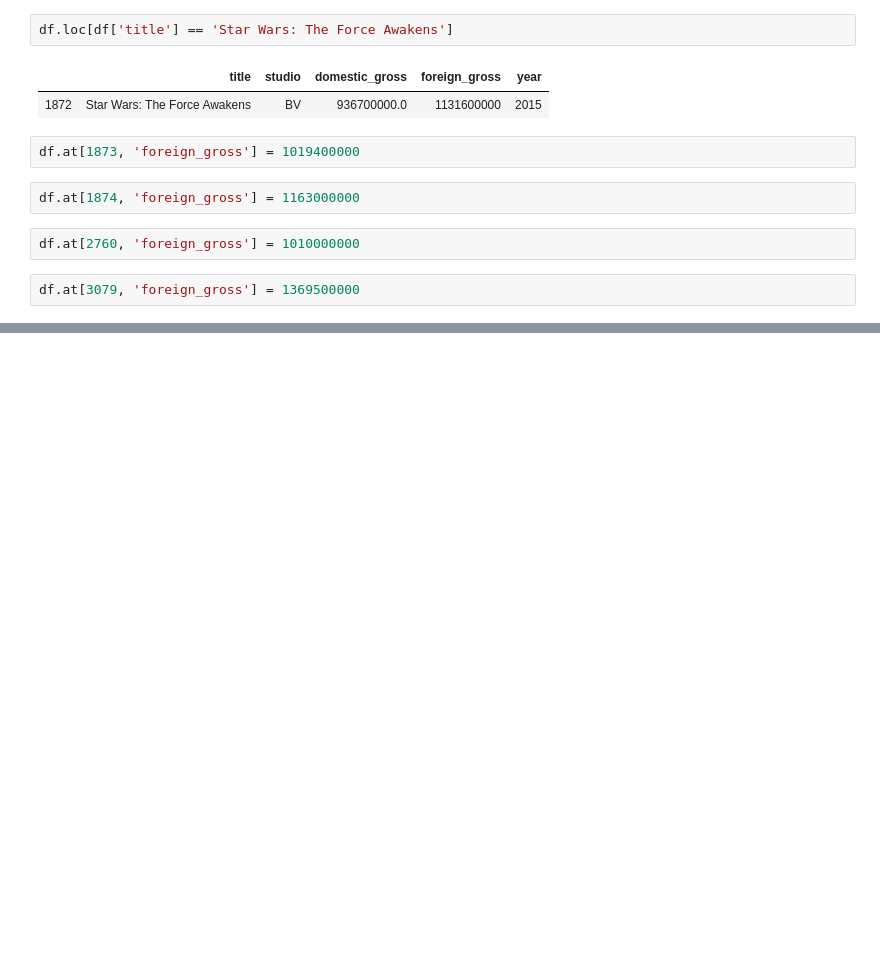
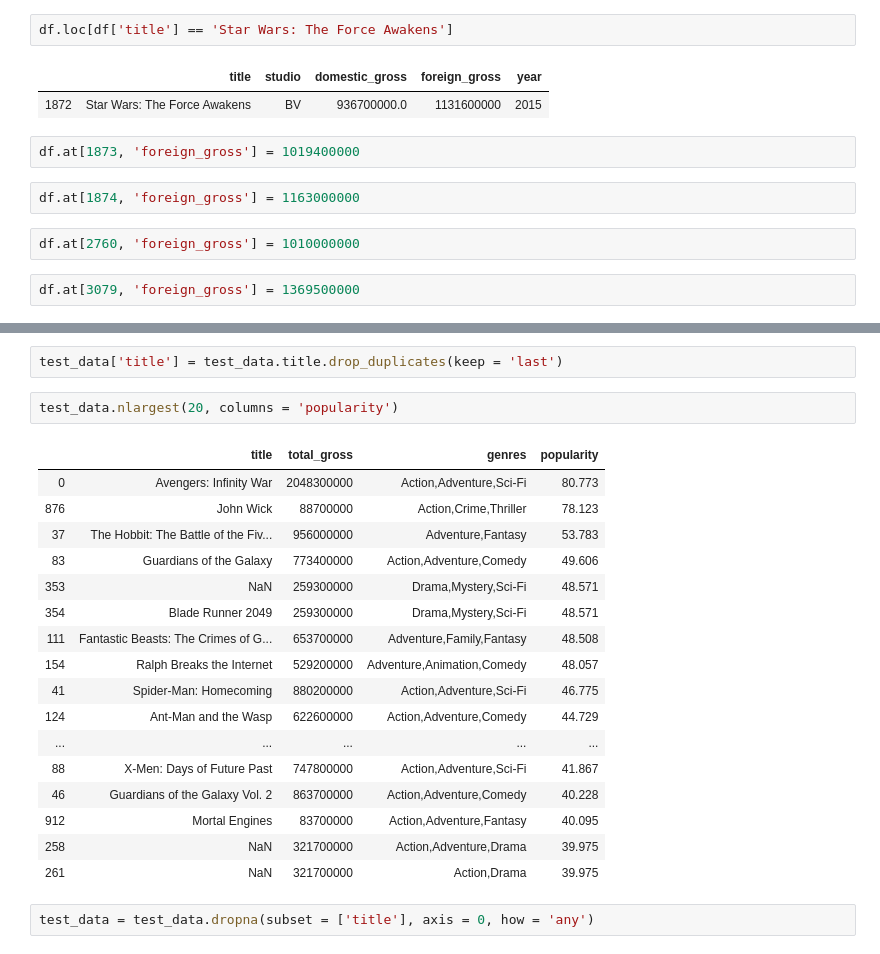
Before and after one commit to joseh4/dc-ds-010620, a Jupyter notebook: module-1/project/data/project_progress.ipynb, the cells around one changed output, grey strips where cells are left out. Cells and saved outputs as stored; diff of their text form; blank space fills up the shorter version.

```diff
--- a/module-1/project/data/project_progress.ipynb
+++ b/module-1/project/data/project_progress.ipynb
@@ -112,0 +303,24 @@ ValueError: too many values to unpack (expected 2)
+# %%
+test_data['title'] = test_data.title.drop_duplicates(keep = 'last')
+# %%
+test_data.nlargest(20, columns = 'popularity')
+# %% [output]
+|  | title | total_gross | genres | popularity |
+| 0 | Avengers: Infinity War | 2048300000 | Action,Adventure,Sci-Fi | 80.773 |
+| 876 | John Wick | 88700000 | Action,Crime,Thriller | 78.123 |
+| 37 | The Hobbit: The Battle of the Fiv... | 956000000 | Adventure,Fantasy | 53.783 |
+| 83 | Guardians of the Galaxy | 773400000 | Action,Adventure,Comedy | 49.606 |
+| 353 | NaN | 259300000 | Drama,Mystery,Sci-Fi | 48.571 |
+| 354 | Blade Runner 2049 | 259300000 | Drama,Mystery,Sci-Fi | 48.571 |
+| 111 | Fantastic Beasts: The Crimes of G... | 653700000 | Adventure,Family,Fantasy | 48.508 |
+| 154 | Ralph Breaks the Internet | 529200000 | Adventure,Animation,Comedy | 48.057 |
+| 41 | Spider-Man: Homecoming | 880200000 | Action,Adventure,Sci-Fi | 46.775 |
+| 124 | Ant-Man and the Wasp | 622600000 | Action,Adventure,Comedy | 44.729 |
+| ... | ... | ... | ... | ... |
+| 88 | X-Men: Days of Future Past | 747800000 | Action,Adventure,Sci-Fi | 41.867 |
+| 46 | Guardians of the Galaxy Vol. 2 | 863700000 | Action,Adventure,Comedy | 40.228 |
+| 912 | Mortal Engines | 83700000 | Action,Adventure,Fantasy | 40.095 |
+| 258 | NaN | 321700000 | Action,Adventure,Drama | 39.975 |
+| 261 | NaN | 321700000 | Action,Drama | 39.975 |
+# %%
+test_data = test_data.dropna(subset = ['title'], axis = 0, how = 'any')
```
Also changed, not shown: parts of 27 cells of this notebook, 4 other files.
